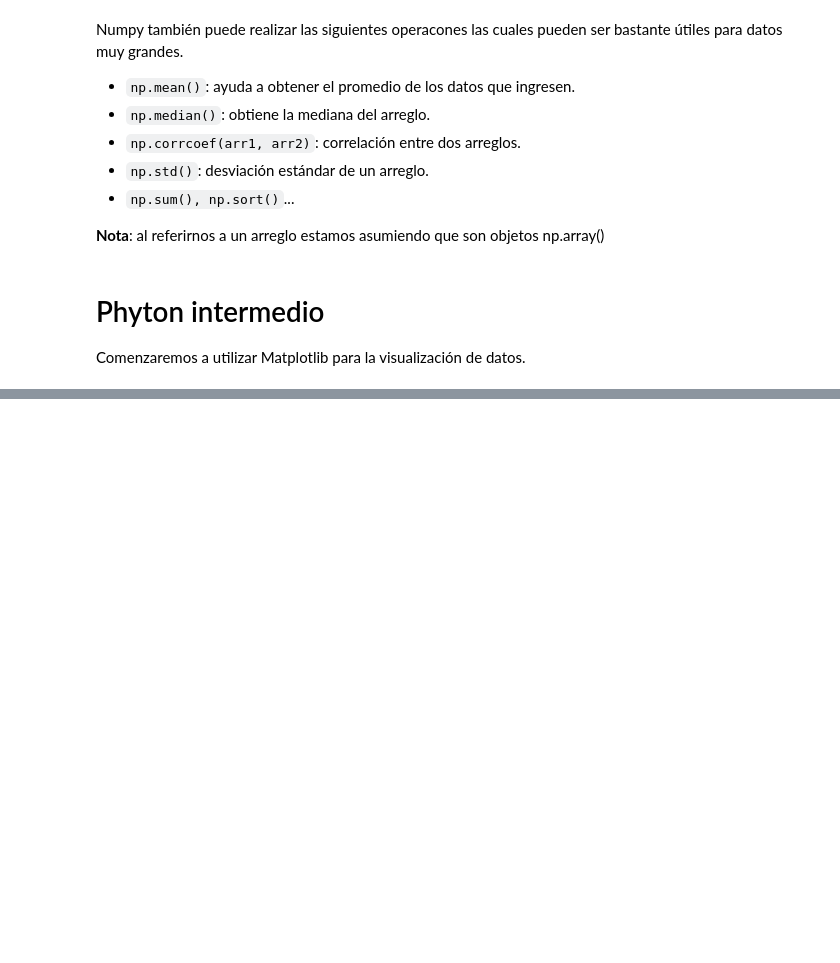
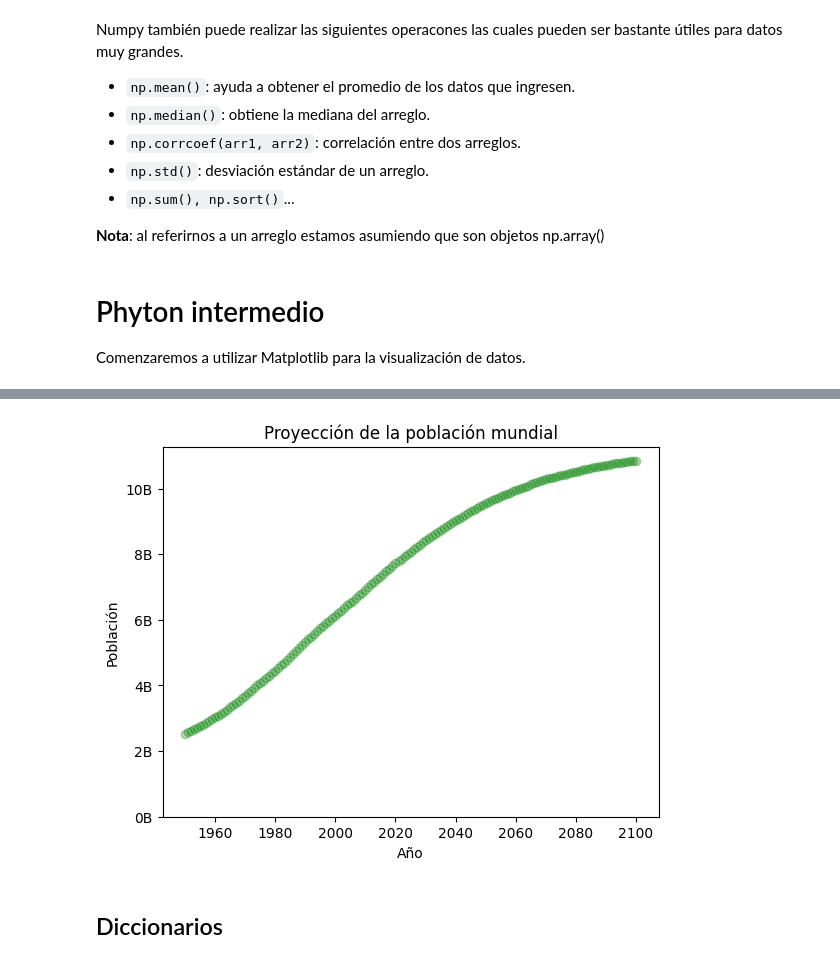
Before and after one commit to AllisonOdette0901/Phyton-Notas, a Jupyter notebook: IntroPhyton.ipynb, the cells around one changed output, grey strips where cells are left out. Drawn from its saved outputs; the diff is of its cells as text; code cells hidden in the pictures; blank space fills up the shorter version.

```diff
--- a/IntroPhyton.ipynb
+++ b/IntroPhyton.ipynb
@@ -274,0 +336,16 @@ Comenzaremos a utilizar Matplotlib para la visualización de datos.
+# %%
+# Ahora tuneemos un poco el plot que habíamos hecho antes con las variables pop y year.
+plt.scatter(x=year, y=pop, alpha=0.3, c='green')
+
+#etiquetas para los ejes
+plt.xlabel('Año')
+plt.ylabel('Población')
+# titulo al plot
+plt.title('Proyección de la población mundial')
+#reajustamos los valores de y
+plt.yticks([0,2,4,6,8,10], ['0B', '2B', '4B', '6B', '8B', '10B'])
+plt.show()
+# %% [output]
+[figure, added]
+# %% [markdown]
+## Diccionarios
```
Also changed, not shown: parts of 11 cells of this notebook.
